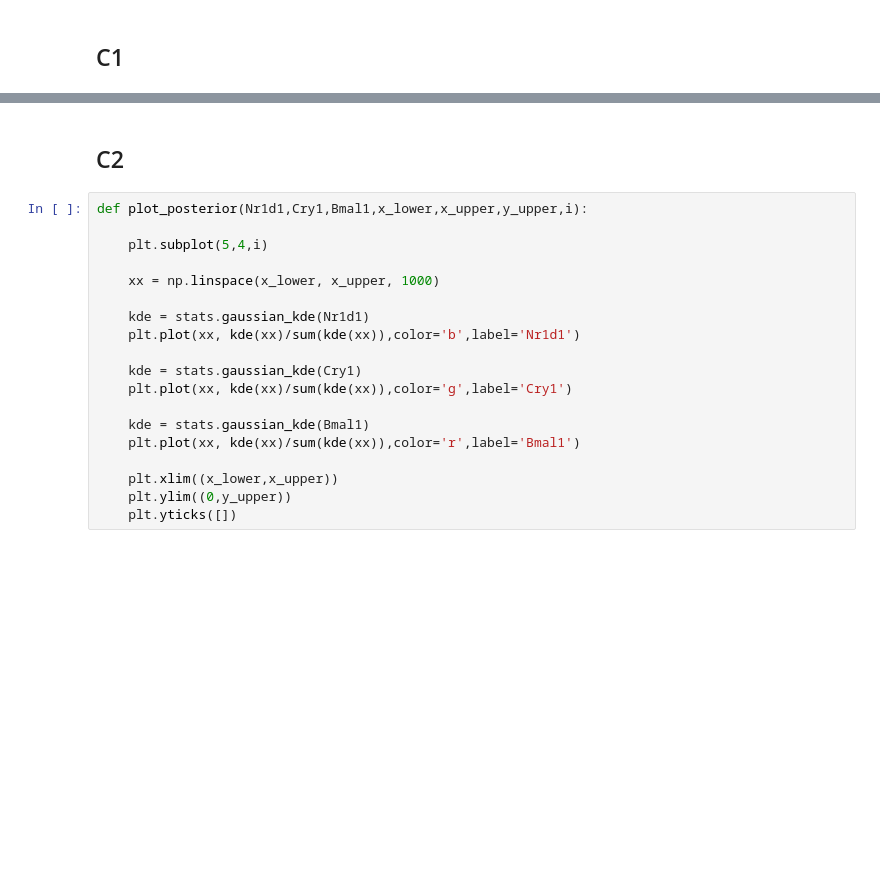
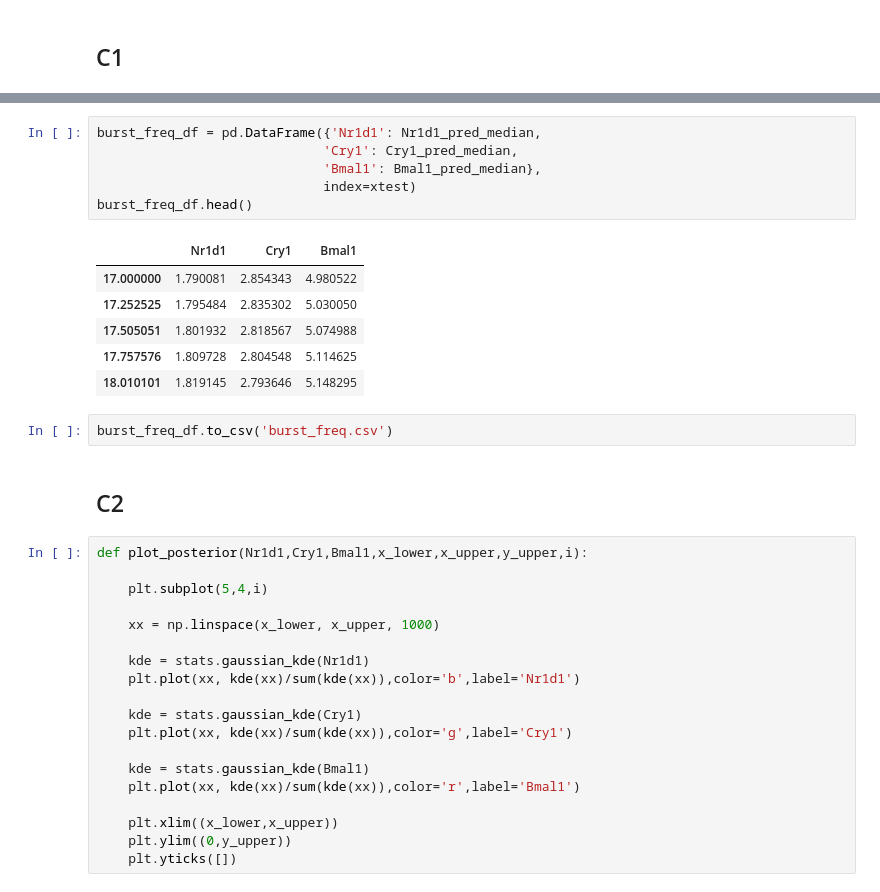
Before and after one commit to galopyz/CircadianSMFISH, a Jupyter notebook: Code/plotter.ipynb, the cells around one changed output, grey strips where cells are left out. Saved outputs shown, nothing was run; the diff lists cells and outputs as text; blank space fills up the shorter version.

```diff
--- a/Code/plotter.ipynb
+++ b/Code/plotter.ipynb
@@ -180,3 +163,18 @@ plt.xlabel('Time(hours)')
+# %%
+burst_freq_df = pd.DataFrame({'Nr1d1': Nr1d1_pred_median,
+                             'Cry1': Cry1_pred_median,
+                             'Bmal1': Bmal1_pred_median},
+                             index=xtest)
+burst_freq_df.head()
+# %% [output]
+|  | Nr1d1 | Cry1 | Bmal1 |
+| 17.000000 | 1.790081 | 2.854343 | 4.980522 |
+| 17.252525 | 1.795484 | 2.835302 | 5.030050 |
+| 17.505051 | 1.801932 | 2.818567 | 5.074988 |
+| 17.757576 | 1.809728 | 2.804548 | 5.114625 |
+| 18.010101 | 1.819145 | 2.793646 | 5.148295 |
+# %%
+burst_freq_df.to_csv('burst_freq.csv')
 # %% [markdown]
 ## C2
 # %%
```
Also changed, not shown: parts of 35 cells of this notebook, 4 other files.
